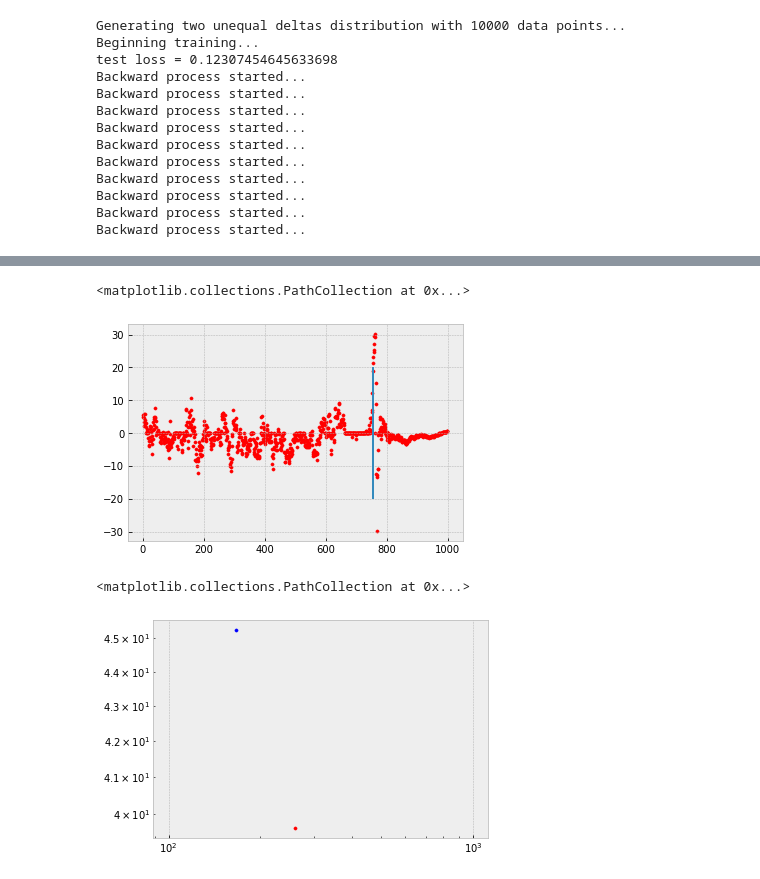
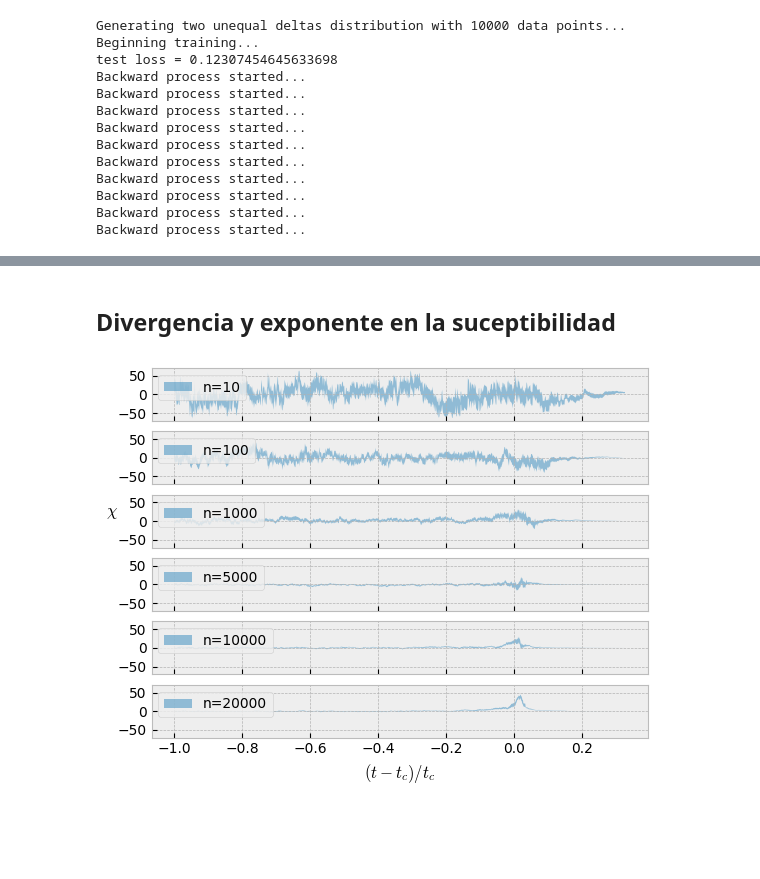
Before and after one commit to W-physics/Tesis, a Jupyter notebook: Critical_time.ipynb, the cells around one changed output, grey strips where cells are left out. Saved outputs shown, nothing was run; the diff lists cells and outputs as text; code cells hidden in the pictures; blank space fills up the shorter version.

```diff
--- a/Critical_time.ipynb
+++ b/Critical_time.ipynb
@@ -106,7 +105,3 @@ def FindMaximumOfGenerations(repetitions):
 
 repetitions = 10
 maximums = FindMaximumOfGenerations(repetitions)
-# %%
-average_maximums = np.average(maximums, axis=0)
-standard_error_maximums = np.std(maximums, axis=0) / np.sqrt(repetitions)
-time_array = np.arange(timesteps)
@@ -119,13 +107,0 @@ plt.plot(time_array, average_maximums[0])
-# %%
-size = 2
-
-for i in range(2):
-    if i < 1:
-        color ='k'
-        label ='c=0'
-    else:
-        color='r'
-        label='c=0.01'
-    plt.scatter(time_array,xmax[i], s=size, color=color, label=label)
-
-plt.legend()
@@ -157,21 +204,29 @@ result.slope
+# %% [markdown]
+## Divergencia y exponente en la suceptibilidad
 # %%
 h = 0.01
 
-suceptibility_pos = (xmax[1] - xmax[0]) / h
+fig, ax = plt.subplots(len(ndata_list), sharex=True, sharey=True)
 
-plt.vlines(tc,ymin=-20, ymax=20)
-plt.scatter(range(timesteps),suceptibility_pos, c="r", s=10)
+
+ax[-1].set_xlabel(r'$(t - t_c)/t_c$')
+ax[2].set_ylabel(r'$ \chi $', rotation='horizontal')
+
+
+for i in tqdm(range(len(ndata_list))):
+
+    ndata = ndata_list[i]
+
+    average_maximums = pd.read_csv(fr'data\AM_n={ndata}.csv', header=None).to_numpy()
+    standard_error_maximums = pd.read_csv(fr'data\SE_n={ndata}.csv', header=None).to_numpy()
+
+    suceptibility = (average_maximums[1] - average_maximums[0]) / h
+
+    sigma = np.sqrt(standard_error_maximums[0]**2 + standard_error_maximums[1]**2) / h
+
+    ax[i].fill_between(reduced_time_array, y1=suceptibility+sigma, y2=suceptibility-sigma,
+                    label=f'n={ndata}', alpha=0.5, lw=0)
+
+    ax[i].legend(loc='upper left')
 # %% [output]
-<matplotlib.collections.PathCollection at 0x...>
-[figure, old version]
+[figure, new version]
-# %%
-fig, ax = plt.subplots()
-ax.set_xscale('log')
-ax.set_yscale('log')
-
-#ax.set_xlim(600,800)
-
-ax.scatter(range(timesteps),suceptibility_pos,c="r",s=10)
-# %% [output]
-<matplotlib.collections.PathCollection at 0x...>
-[figure, removed]
```
Also changed, not shown: parts of 10 cells of this notebook.
